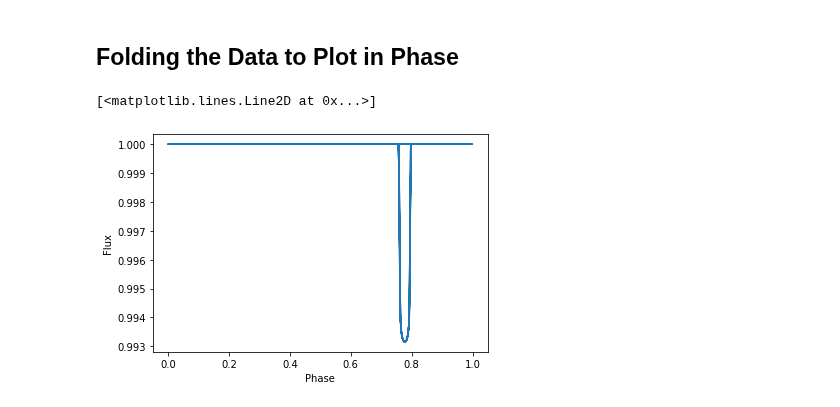
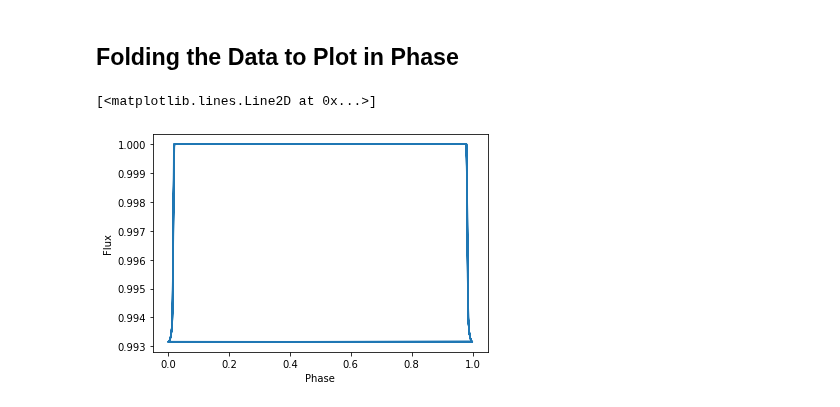
Before and after one commit to Hamza-Suleman/transiting-exoplanets, a Jupyter notebook: Dummy_Transit.ipynb, the cells around one changed output. Drawn from its saved outputs; the diff is of its cells as text; code cells hidden in the pictures.

Commit message:
Trying to plot in phase

```diff
--- a/Dummy_Transit.ipynb
+++ b/Dummy_Transit.ipynb
@@ -234,22 +234,22 @@ plt.show()
 # %% [markdown]
 ## Folding the Data to Plot in Phase
 # %%
-phase = np.mod(raw_time,final_params[1])/final_params[1]
+phase = np.mod(raw_time-final_params[0], final_params[1]) / final_params[1]
 params = batman.TransitParams()
 params.t0 = final_params[0]                      #time of inferior conjunction
 params.per = final_params[1]                     #orbital period
 params.rp = final_params[2]                      #planet radius (in units of stellar radii)
 params.a = final_params[3]                       #semi-major axis (in units of stellar radii)
 params.inc = final_params[4]                     #orbital inclination (in degrees)
 params.ecc = final_params[5]                     #eccentricity
 params.w = final_params[6]                       #longitude of periastron (in degrees)
 params.u = [0.1, 0.3]                            #limb darkening coefficients [u1, u2]
 params.limb_dark = "quadratic"                   #limb darkening model
 final_model = batman.TransitModel(params, raw_time)     #initializes model
 final_flux = final_model.light_curve(params)               #calculates light curve
 plt.xlabel("Phase")
 plt.ylabel("Flux")
 plt.plot(phase,final_flux)
 # %% [output]
 [<matplotlib.lines.Line2D at 0x...>]
-[figure, old version]
+[figure, new version]
```
Also changed, not shown: parts of 1 cell of this notebook.
